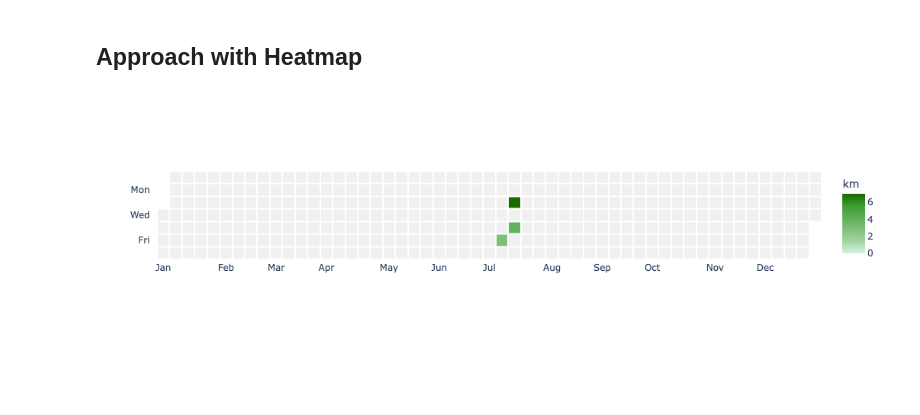
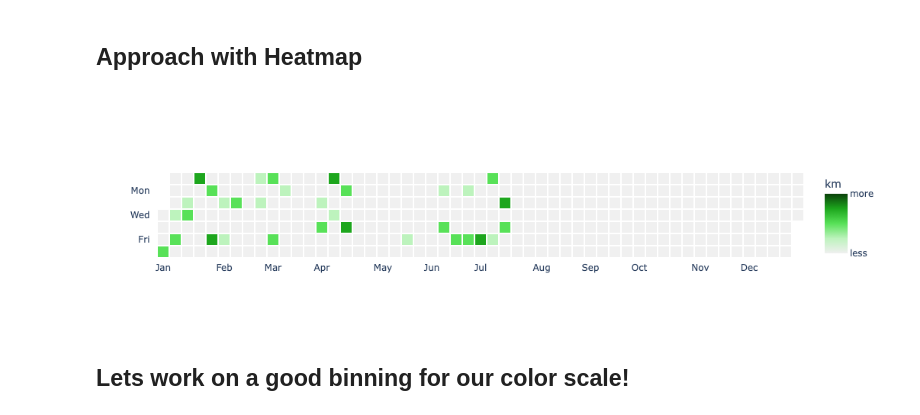
Before and after one commit to rotkehlxen/runbox, a Jupyter notebook: reference.ipynb, the cells around one changed output. Saved outputs shown, nothing was run; the diff lists cells and outputs as text; code cells hidden in the pictures; blank space fills up the shorter version.

```diff
--- a/reference.ipynb
+++ b/reference.ipynb
@@ -303,0 +249,2 @@ test.groupby("date")[["distance_km", "duration_min"]].sum().reset_index().\
+# %%
+run_df['location'] = run_df.run_name.apply(find_places_in_name)
@@ -332,4 +322,4 @@ def week_of_year(date: dt.date, year: int) -> int:
 # %%
 base = pd.DataFrame({'date': date_range(dt.date(2025,1,1), dt.date(2025,12,31))})
 # %%
-new = pd.merge(base, pd.DataFrame(run_stats), on='date', how='left').fillna(0)
+new = pd.merge(base, run_df, on='date', how='left').fillna(0)
@@ -342,0 +326,2 @@ new[new.distance_km != 0]
+# %%
+new.run_name = new.run_name.astype('str')
@@ -348,6 +342,9 @@ new['github_weekday'] = new.date.apply(lambda x: github_weekday(x))
 new['calendar_week'] = new.date.apply(lambda x: week_of_year(x, 2025))
 new["day"] = new.date.apply(lambda x: x.strftime("%Y-%m-%d"))
 new['month'] = new.date.apply(lambda x: x.strftime("%b"))
+new['distance_label'] = pd.cut(new.distance_km.round(), bins=[-1, 0, 3, 5, 8, 100], # [-1, 0, 3, 5, 7, 9, 100]
+                        labels=[0, 1, 2, 3, 4])
+new['hover_label'] = new.apply(lambda row: f"{np.round(row['distance_km'],3)} km <br> {row['date']} {'in ' + row['location'] if row['location'] != 0 else ''}", axis=1)
 # %%
 new.head()
 # %% [output]
@@ -437,64 +381,71 @@ fig.show()
 ## Approach with Heatmap
 # %%
 # for the values we want to show
-z_matrix = new.pivot(index="github_weekday", columns="calendar_week", values="distance_km")
+z_matrix = new.pivot(index="github_weekday", columns="calendar_week", values="distance_label")
 # for the date that we need for the labels when hovering
-date_matrix = new.pivot(index="github_weekday", columns="calendar_week", values="day")
-date_matrix_str = date_matrix.astype(str).values
+label_matrix = new.pivot(index="github_weekday", columns="calendar_week", values="hover_label")
+label_matrix_str = label_matrix.astype(str).values
 
 # Weekday labels
 weekday_labels = ["","Mon  ","","Wed  ","","Fri  ",""] # add whitespacd
 
-custom_colorscale = [
-    [0.0, "#f0f0f0"],      # zero mapped to light gray
-    [0.00001, "#d4f4dd"],    # just above zero, very light green
-    [0.2, "#a4d4a5"],
-    [0.5, "#70b86a"],
-    [0.8, "#3b9d32"],
-    [1.0, "#1b6700"]
-]
+# number of green tones
+num_green = 4
+custom_colorscale = custom_green_scale(num_green)
+# labels for colorscale
+lc = ['']* (num_green + 1)
+lc[0] = 'less'
+lc[-1] = 'more'
 
 fig = go.Figure(go.Heatmap(
     z=z_matrix.values,                   # 2D data matrix
     x=z_matrix.columns,                  # weeks on x-axis
-    y=z_matrix.index,                    # fixed weekday labels
+    y=z_matrix.index,
+    zmax = num_green,
+    zmin = 0,
     colorscale=custom_colorscale,
     xgap=2, ygap=2,                      # add spacing between cells
-    colorbar=dict(title="km"),
+    colorbar = dict(
+        title= "km",           # ✅ Title of the legend
+        tickvals= list(range(num_green + 1)),  # ✅ Where to place ticks
+        ticktext= lc  # ✅ Custom labels
+    ),
     hoverongaps=False,
-    text=date_matrix_str,
-    hovertemplate=(" %{z:.3f} km on %{text}<br>" +          # use the date string here
+    text=label_matrix_str,
+    hovertemplate=(" %{text}<br>" +          # use the date string here
                    "<extra></extra>"  # hides trace name box
 )))
 
 # Make cells square
 fig.update_yaxes(
     scaleanchor="x",     # enforce square aspect ratio
     autorange='reversed', # reverse to match GitHub style
     tickmode="array",
     tickvals=list(range(7)),
     range=[-0.5, 6.5],                      # always show 7 rows
     ticktext=weekday_labels,
 )
 
 
 # Label only some weeks with months
 tickvals = list(labels.calendar_week)
 ticktext = list(labels.month)
 
 fig.update_xaxes(
     tickvals=tickvals,
     ticktext=ticktext
 )
 
 fig.update_layout(
     plot_bgcolor='white',        # inside plot area
     #paper_bgcolor='lightgray',
     #margin=dict(l=60, r=20, t=40, b=10),
     width = 1000,
     height = 300
 )
 
 fig.show()
 # %% [output]
-[figure, old version]
+[figure, new version]
+# %% [markdown]
+## Lets work on a good binning for our color scale!
```
Also changed, not shown: parts of 76 cells of this notebook, 2 other files.
